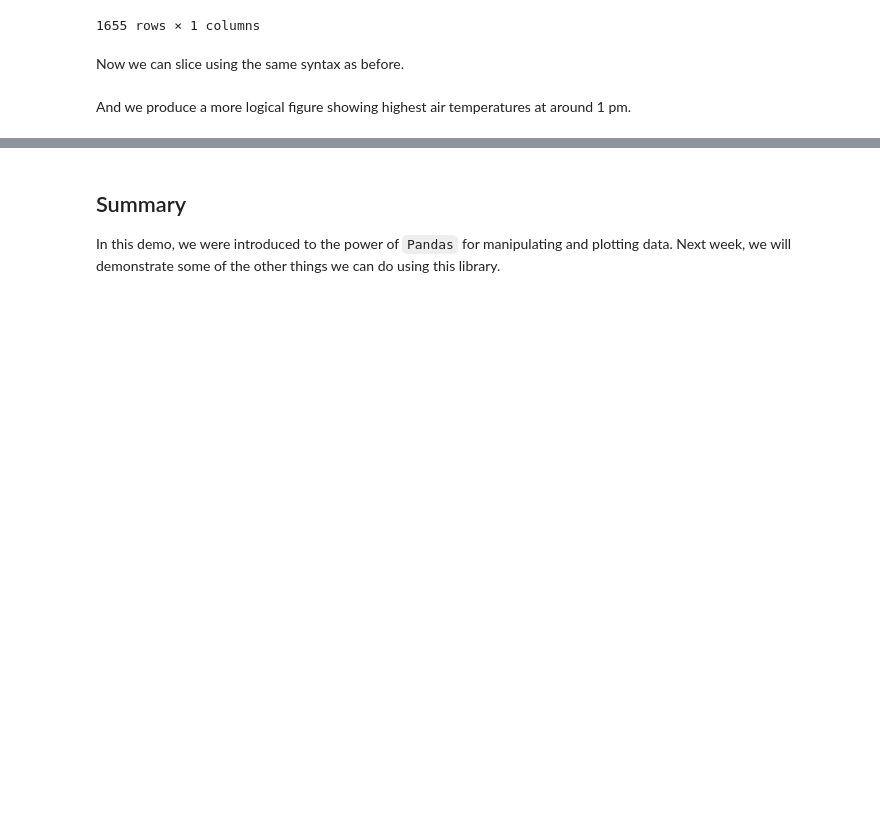
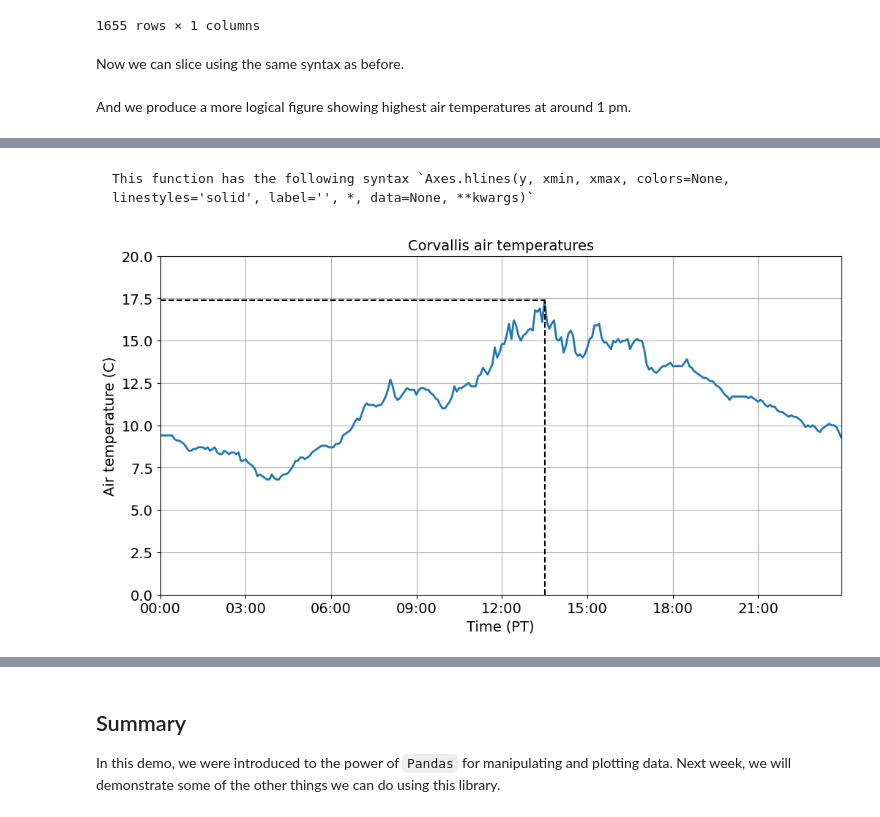
Before and after one commit to ryan-lab-duke/programming-for-sds-site, a Jupyter notebook: book/_build/jupyter_execute/demos/06b-demo.ipynb, the cells around one changed output, grey strips where cells are left out. Saved outputs shown, nothing was run; the diff lists cells and outputs as text; code cells hidden in the pictures; blank space fills up the shorter version.

````diff
--- a/book/_build/jupyter_execute/demos/06b-demo.ipynb
+++ b/book/_build/jupyter_execute/demos/06b-demo.ipynb
@@ -288,0 +294,26 @@ plt.show()
+# %% [markdown]
+```{note}
+This function has the following syntax `Axes.hlines(y, xmin, xmax, colors=None, linestyles='solid', label='', *, data=None, **kwargs)`
+```
+# %%
+# Identify the time and value of the maximum air temperature
+highest_temp_idx = df_pacific_slice['air_temp'].idxmax()
+highest_temp = df_pacific_slice['air_temp'].max()
+# %%
+fig, ax = plt.subplots(figsize=(12, 6))
+ax.plot(df_pacific_slice.index, df_pacific_slice['air_temp'], linewidth=2)
+ax.set_title('Corvallis air temperatures', fontsize=14)
+ax.tick_params(axis='both', labelsize=14)
+ax.set_ylabel('Air temperature (C)', fontsize=14)
+ax.set_xlabel('Time (PT)', fontsize=14)
+ax.tick_params(axis='both', labelsize=14)
+ax.grid()
+ax.xaxis.set_major_formatter(mdates.DateFormatter('%H:%M'))
+ax.set_xlim(df_pacific_slice.index[0], df_pacific_slice.index[-1])
+ax.set_ylim(0, 20)
+
+ax.vlines(highest_temp_idx, 0, highest_temp, color='k', ls='dashed')
+ax.hlines(highest_temp, xmin=df_pacific_slice.index[0], xmax=highest_temp_idx, color='k', ls='dashed')
+plt.show()
+# %% [output]
+[figure, added]
````
Also changed, not shown: parts of 8 cells of this notebook, 45 other files.
